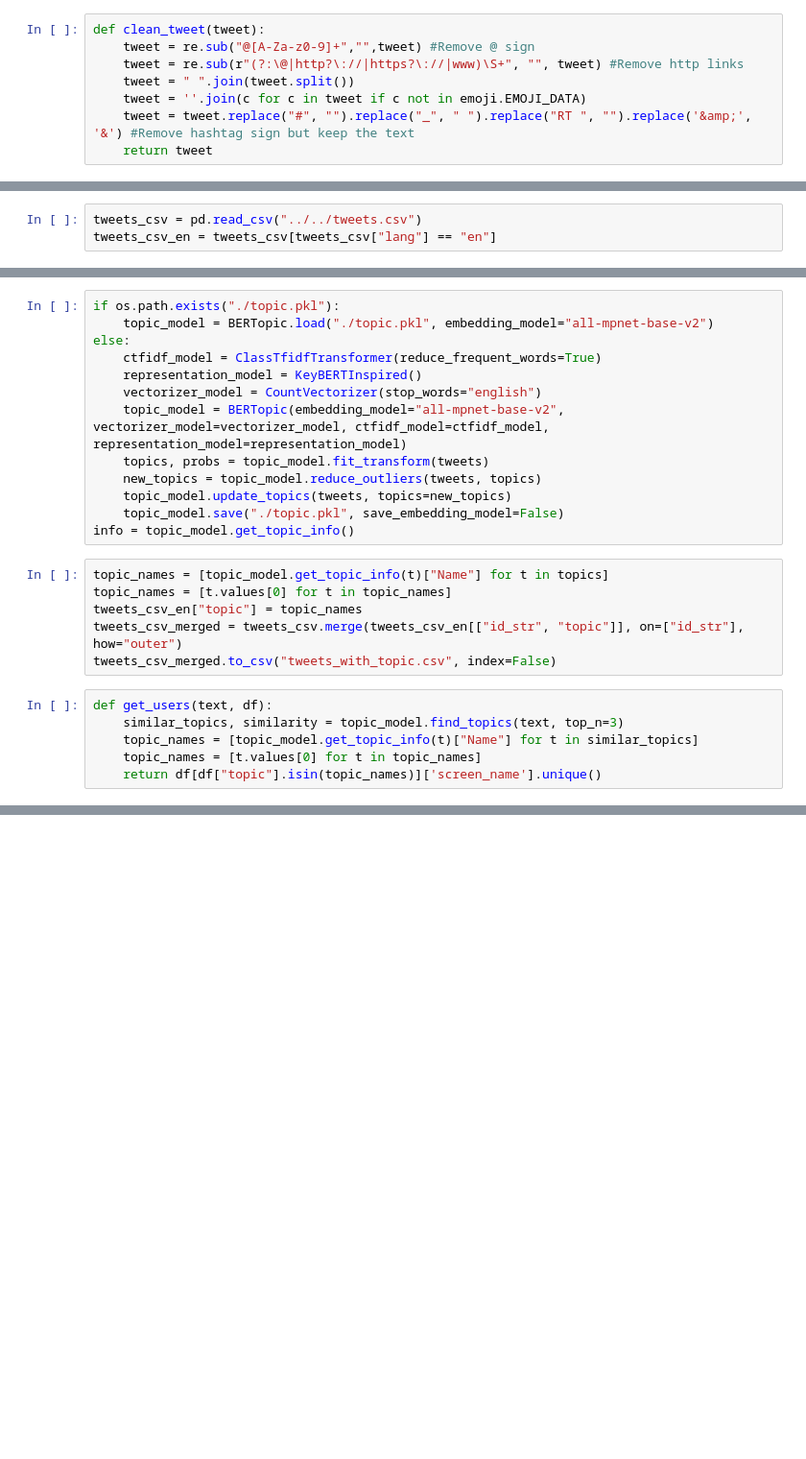
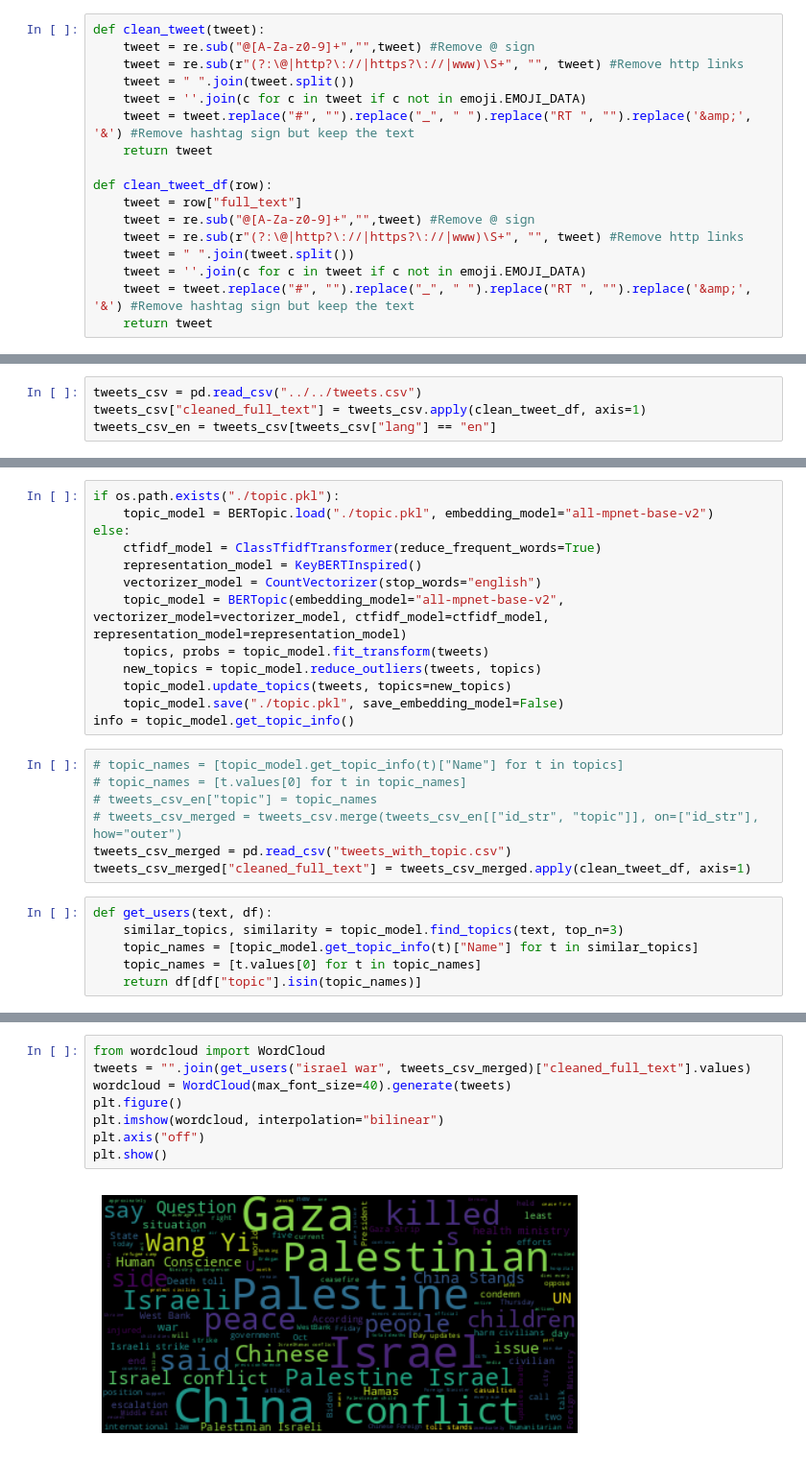
Before and after one commit to amjal/canis-hackathon, a Jupyter notebook: twitter/text/clustering.ipynb, the cells around one changed output, grey strips where cells are left out. Shown at 96% size. Drawn from its saved outputs; the diff is of its cells as text; blank space fills up the shorter version.

```diff
--- a/twitter/text/clustering.ipynb
+++ b/twitter/text/clustering.ipynb
@@ -25,3 +26,12 @@ def clean_tweet(tweet):
     tweet = ''.join(c for c in tweet if c not in emoji.EMOJI_DATA)
     tweet = tweet.replace("#", "").replace("_", " ").replace("RT ", "").replace('&amp;', '&') #Remove hashtag sign but keep the text
     return tweet
+
+def clean_tweet_df(row):
+    tweet = row["full_text"]
+    tweet = re.sub("@[A-Za-z0-9]+","",tweet) #Remove @ sign
+    tweet = re.sub(r"(?:\@|http?\://|https?\://|www)\S+", "", tweet) #Remove http links
+    tweet = " ".join(tweet.split())
+    tweet = ''.join(c for c in tweet if c not in emoji.EMOJI_DATA)
+    tweet = tweet.replace("#", "").replace("_", " ").replace("RT ", "").replace('&amp;', '&') #Remove hashtag sign but keep the text
+    return tweet
@@ -28,5 +51,6 @@ def clean_tweet(tweet):
 # %%
 tweets_csv = pd.read_csv("../../tweets.csv")
+tweets_csv["cleaned_full_text"] = tweets_csv.apply(clean_tweet_df, axis=1)
 tweets_csv_en = tweets_csv[tweets_csv["lang"] == "en"]
 # %%
 texts = tweets_csv_en["full_text"]
@@ -47,15 +71,16 @@ else:
     topic_model.save("./topic.pkl", save_embedding_model=False)
 info = topic_model.get_topic_info()
 # %%
-topic_names = [topic_model.get_topic_info(t)["Name"] for t in topics]
-topic_names = [t.values[0] for t in topic_names]
-tweets_csv_en["topic"] = topic_names
-tweets_csv_merged = tweets_csv.merge(tweets_csv_en[["id_str", "topic"]], on=["id_str"], how="outer")
-tweets_csv_merged.to_csv("tweets_with_topic.csv", index=False)
+# topic_names = [topic_model.get_topic_info(t)["Name"] for t in topics]
+# topic_names = [t.values[0] for t in topic_names]
+# tweets_csv_en["topic"] = topic_names
+# tweets_csv_merged = tweets_csv.merge(tweets_csv_en[["id_str", "topic"]], on=["id_str"], how="outer")
+tweets_csv_merged = pd.read_csv("tweets_with_topic.csv")
+tweets_csv_merged["cleaned_full_text"] = tweets_csv_merged.apply(clean_tweet_df, axis=1)
 # %%
 def get_users(text, df):
     similar_topics, similarity = topic_model.find_topics(text, top_n=3)
     topic_names = [topic_model.get_topic_info(t)["Name"] for t in similar_topics]
     topic_names = [t.values[0] for t in topic_names]
-    return df[df["topic"].isin(topic_names)]['screen_name'].unique()
+    return df[df["topic"].isin(topic_names)]
 # %%
@@ -80,0 +179,10 @@ array(['ShanghaiEye', 'ChineseCon_Mel', 'ChinaDaily', 'ChineseEmbinUS',
+# %%
+from wordcloud import WordCloud
+tweets = "".join(get_users("israel war", tweets_csv_merged)["cleaned_full_text"].values)
+wordcloud = WordCloud(max_font_size=40).generate(tweets)
+plt.figure()
+plt.imshow(wordcloud, interpolation="bilinear")
+plt.axis("off")
+plt.show()
+# %% [output]
+[figure, added]
```
Also changed, not shown: parts of 12 cells of this notebook.
